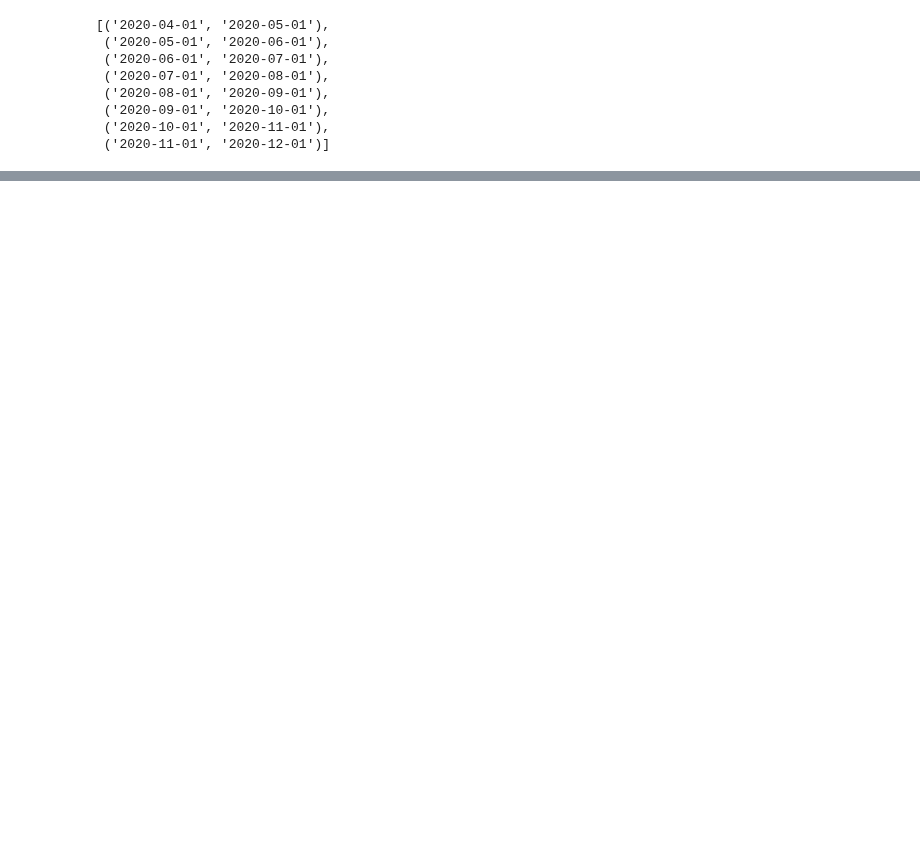
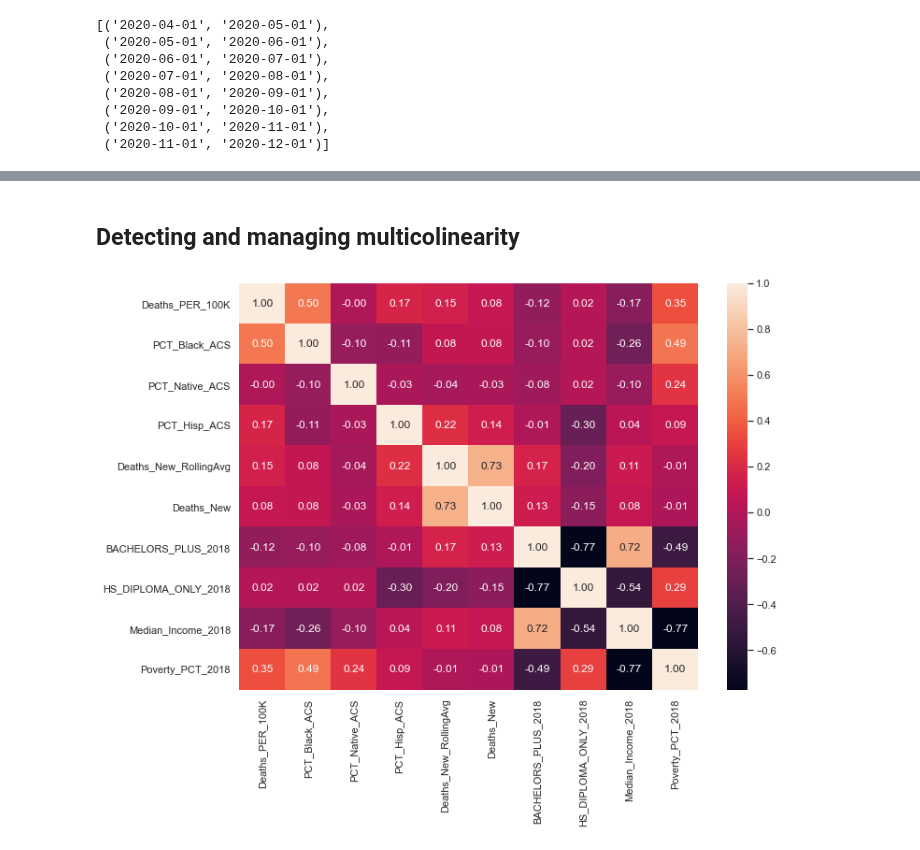
Before and after one commit to pballent/hia-covid, a Jupyter notebook: hia_covid_python_exploration/Google_Mob_COVID_Scratchpad.ipynb, the cells around one changed output, grey strips where cells are left out. Saved outputs shown, nothing was run; the diff lists cells and outputs as text; code cells hidden in the pictures; blank space fills up the shorter version.

```diff
--- a/hia_covid_python_exploration/Google_Mob_COVID_Scratchpad.ipynb
+++ b/hia_covid_python_exploration/Google_Mob_COVID_Scratchpad.ipynb
@@ -8,3 +15,5 @@ tqdm.pandas()
 ## Import Mobility Data
 # %%
 combined = pd.read_csv(r"/Users/philip.ballentine/Documents/hia_covid_repo/hia_covid_data_assets/hia_covid_combined.csv", dtype={'County_FIPS': 'str'} )
+# %%
+combined['StateCD'] = combined['State Code']
@@ -543,0 +394,2 @@ sns.scatterplot(x="bic", y="r2_adj", hue="num_var", size="num_var", data=bigdf)
+# %% [markdown]
+## Detecting and managing multicolinearity
@@ -543,0 +399,18 @@ sns.scatterplot(x="bic", y="r2_adj", hue="num_var", size="num_var", data=bigdf)
+# %%
+#https://etav.github.io/python/vif_factor_python.html
+
+combined_1day = combined[combined.Date == "2020-10-08"]
+
+
+cols_subset = ["Deaths_PER_100K","Metro","PCT_Black_ACS",'PCT_Native_ACS',"PCT_Hisp_ACS", "Deaths_New_RollingAvg", "Deaths_New",
+               "BACHELORS_PLUS_2018","HS_DIPLOMA_ONLY_2018", "Median_Income_2018", "Region", #"StateCD",
+               "Poverty_PCT_2018" #,"StateCD
+              ]
+combined_sub2 = combined_1day[cols_subset]
+
+sns.set(rc={'figure.figsize':(11,8)})
+corr = combined_sub2.corr()
+sns.heatmap(corr, annot=True, fmt='.2f')
+plt.show()
+# %% [output]
+[figure, added]
```
Also changed, not shown: parts of 57 cells of this notebook, 1 other file.
